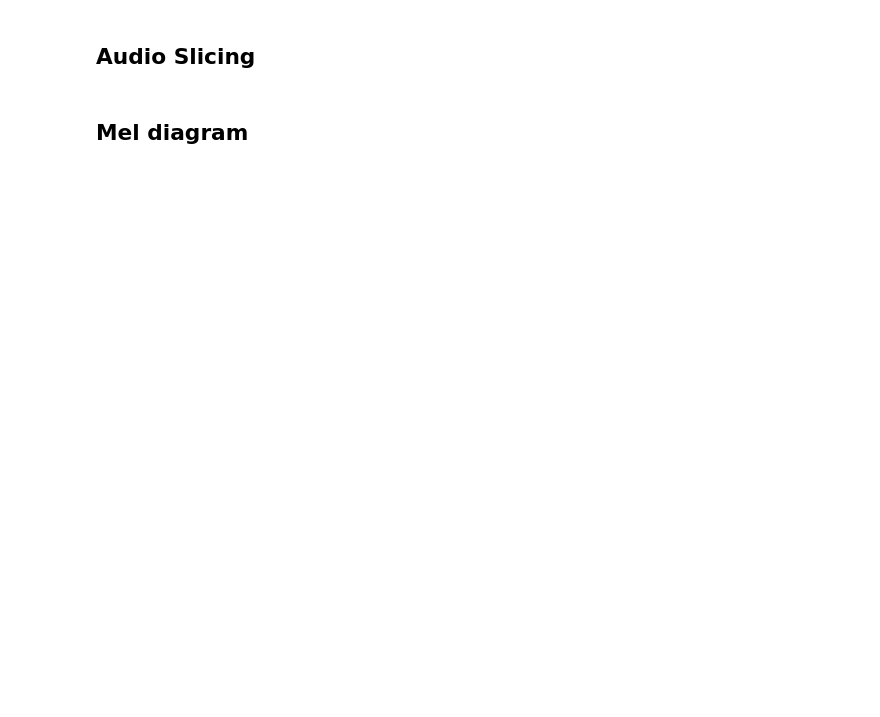
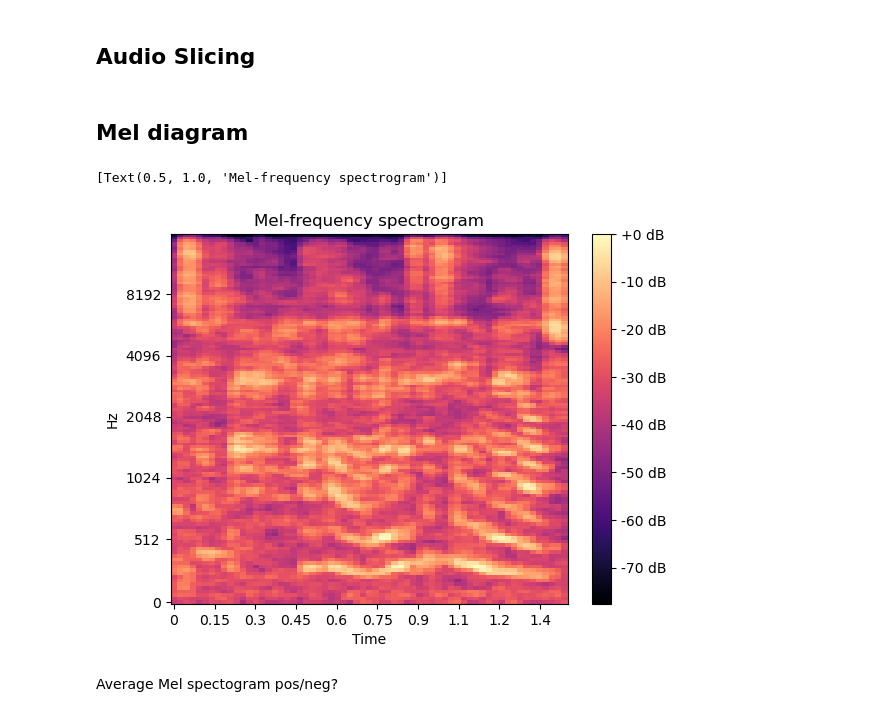
Before and after one commit to Trumbly/announcement_tracker, a Jupyter notebook: python/input_batch_size.ipynb, the cells around one changed output. Drawn from its saved outputs; the diff is of its cells as text; code cells hidden in the pictures; blank space fills up the shorter version.

Commit message:
data pre-processing and normalization

```diff
--- a/python/input_batch_size.ipynb
+++ b/python/input_batch_size.ipynb
@@ -59,0 +73,15 @@ del dir, neg_dir, file_formats
+# %%
+
+file_path = pos_files[0]
+y, sr = lb.load(file_path, mono=True)
+#Convert to mono
+y_mono = lb.to_mono(y=y)
+
+#set sampling rate
+target_sr=16000
+y_sr = lb.resample(y=y_mono, orig_sr=sr, target_sr=target_sr)
+
+#Normalize loudness
+meter = pyln.Meter(rate=target_sr)
+loudness = meter.integrated_loudness(data=y_sr)
+y_norm = pyln.normalize.loudness(data=y_sr, input_loudness=loudness, target_loudness=-12.0)
@@ -60,4 +94,37 @@ del dir, neg_dir, file_formats
 # %% [markdown]
 ## Audio Slicing
+# %%
+
+
+def get_batches(file_path: str, duration: float, offset: float, target_sr: int = 16000):
+    y, sr = lb.load(file_path, mono=True)
+    duration_total = lb.core.get_duration(y=y, sr=sr)
+    Y = []
+    for i in range(0, math.floor(duration_total), offset):
+        y_orig, sr_orig = lb.load(file_path, mono=True, offset=i, duration=duration)
+        y_sample = lb.resample(y=y_orig, orig_sr=sr_orig, target_sr=target_sr)
+        Y.append(y_sample)
+    return Y, target_sr
+
+file_path = pos_files[0]
+audios, sr = get_batches(file_path, duration=2.0, offset=2)
 # %% [markdown]
 ## Mel diagram
+# %%
+def log_melspectrogram(y: list, sr: int):
+    S = lb.feature.melspectrogram(y=y, sr=sr)
+    return lb.power_to_db(S=S, ref=np.max)
+
+audio = audios[0]
+fig, ax = plt.subplots()
+S_dB = log_melspectrogram(y=audio, sr=sr)
+img = lb.display.specshow(data=S_dB, x_axis='time',
+                         y_axis='mel', sr=sr,
+                         fmax=16000, ax=ax)
+fig.colorbar(img, ax=ax, format='%+2.0f dB')
+ax.set(title='Mel-frequency spectrogram')
+# %% [output]
+[Text(0.5, 1.0, 'Mel-frequency spectrogram')]
+[figure, added]
+# %% [markdown]
+Average Mel spectogram pos/neg?
```
Also changed, not shown: parts of 8 cells of this notebook, 1 other file.
